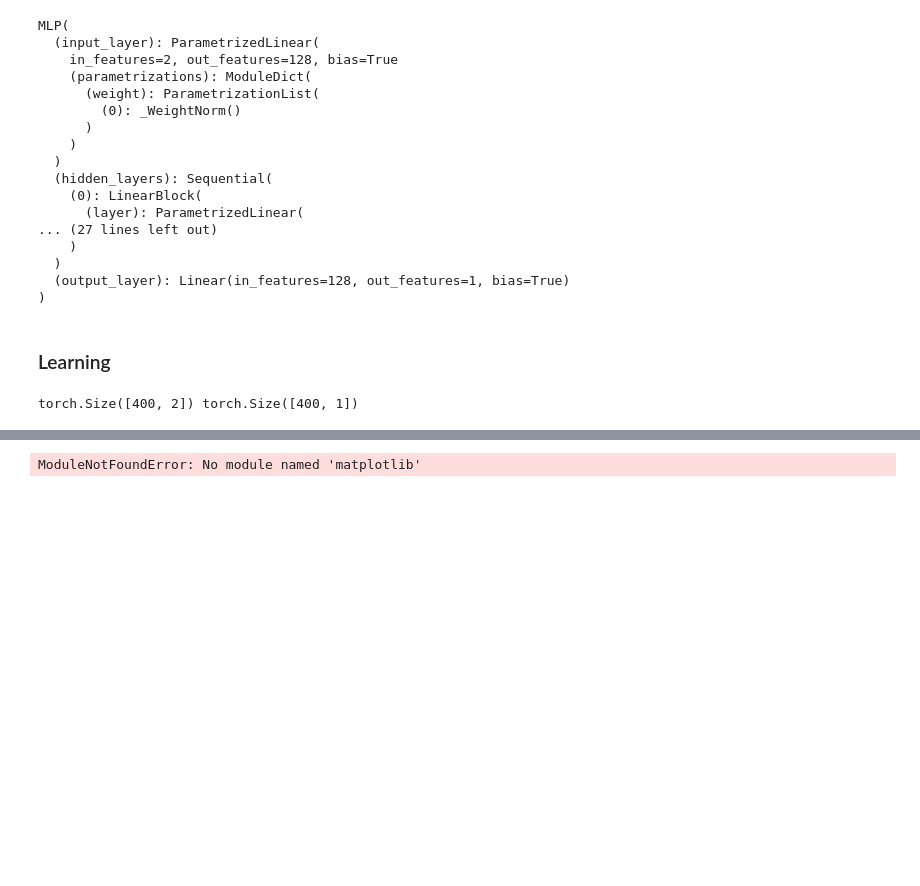
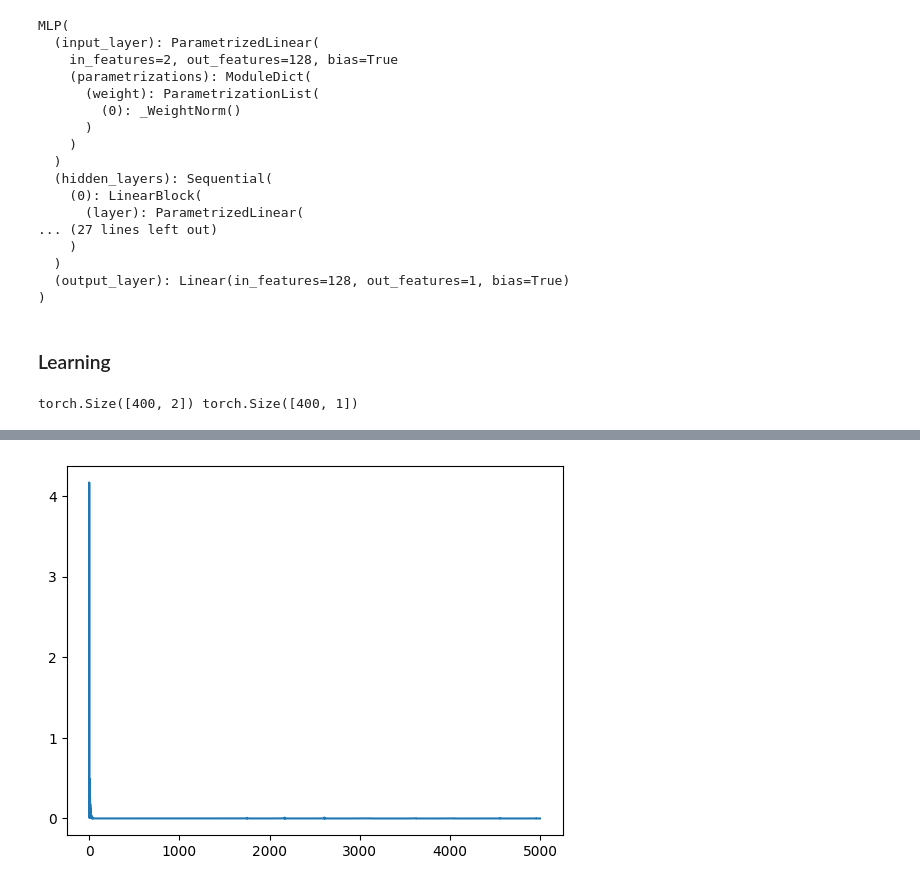
Before and after one commit to sjang1594/self-study, a Jupyter notebook: CUDA Programming and Pytorch/pytorch/DeepLearning-Intro/physics_informed_data.ipynb, the cells around one changed output, grey strips where cells are left out. Cells and saved outputs as stored; diff of their text form; code cells hidden in the pictures; blank space fills up the shorter version.

```diff
--- a/CUDA Programming and Pytorch/pytorch/DeepLearning-Intro/physics_informed_data.ipynb
+++ b/CUDA Programming and Pytorch/pytorch/DeepLearning-Intro/physics_informed_data.ipynb
@@ -224,4 +224,7 @@ mse : 9.510112431598827e-05
 # %%
 import matplotlib.pyplot as plt
 from mpl_toolkits.mplot3d import Axes3D
+
+plt.plot(loss_graph)
+plt.show()
 # %% [output]
@@ -252 +231 @@ Successfully installed contourpy-1.3.3 cycler-0.12.1 fonttools-4.62.1 kiwisolver
-ModuleNotFoundError: No module named 'matplotlib'
+[figure, added]
```
Also changed, not shown: parts of 5 cells of this notebook, 3 other files.
